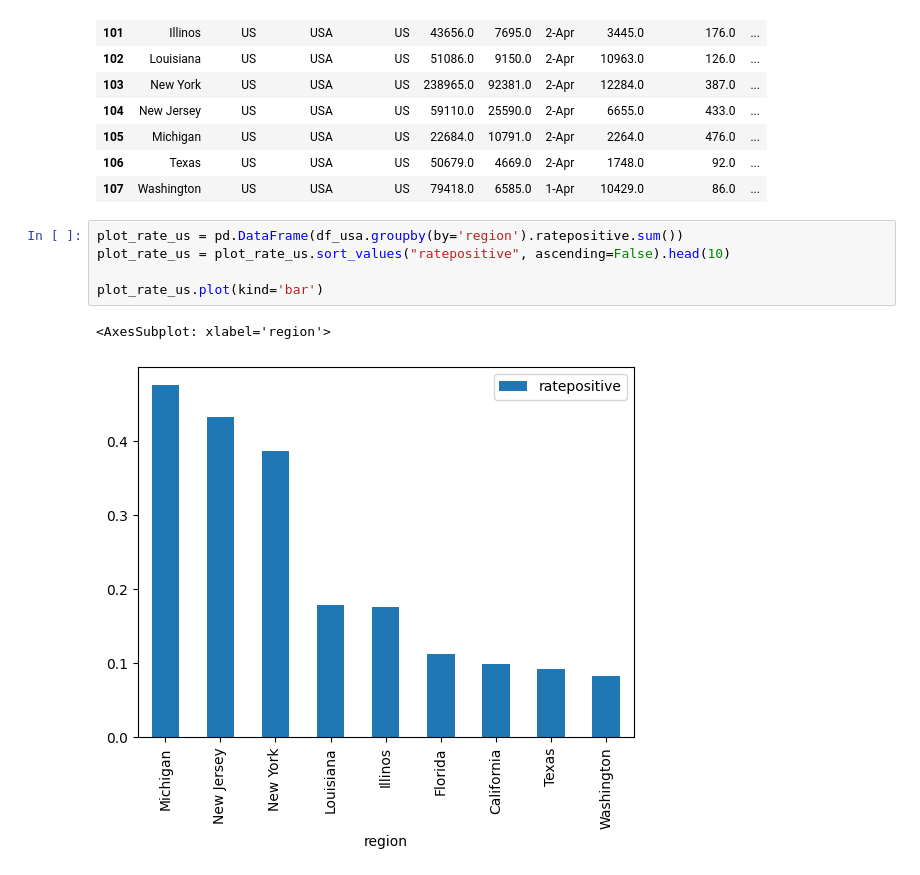
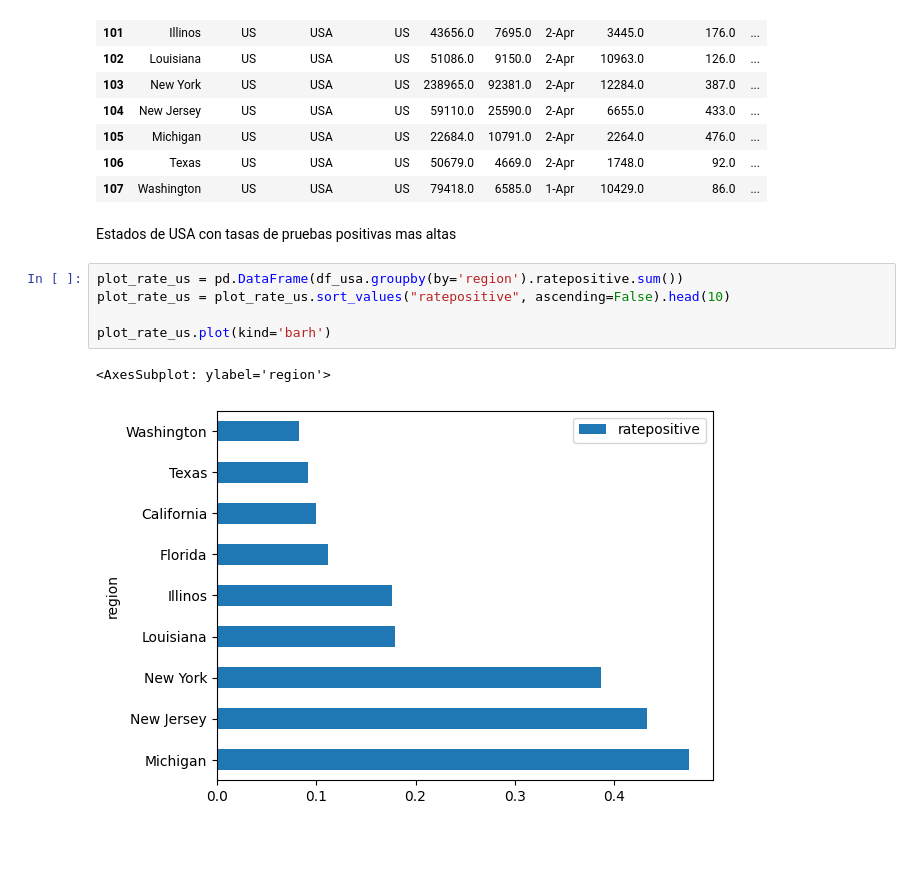
Before and after one commit to E2401/Python-Estadistica, a Jupyter notebook: examen_pye.ipynb, the cells around one changed output. Cells and saved outputs as stored; diff of their text form; blank space fills up the shorter version.

```diff
--- a/examen_pye.ipynb
+++ b/examen_pye.ipynb
@@ -119,11 +135,13 @@ df_usa
 | 105 | Michigan | US | USA | US | 22684.0 | 10791.0 | 2-Apr | 2264.0 | 476.0 | ... |
 | 106 | Texas | US | USA | US | 50679.0 | 4669.0 | 2-Apr | 1748.0 | 92.0 | ... |
 | 107 | Washington | US | USA | US | 79418.0 | 6585.0 | 1-Apr | 10429.0 | 86.0 | ... |
+# %% [markdown]
+Estados de USA con tasas de pruebas positivas mas altas
 # %%
 plot_rate_us = pd.DataFrame(df_usa.groupby(by='region').ratepositive.sum())
 plot_rate_us = plot_rate_us.sort_values("ratepositive", ascending=False).head(10)
 
-plot_rate_us.plot(kind='bar')
+plot_rate_us.plot(kind='barh')
 # %% [output]
-<AxesSubplot: xlabel='region'>
+<AxesSubplot: ylabel='region'>
-[figure, old version]
+[figure, new version]
```
Also changed, not shown: parts of 20 cells of this notebook.
